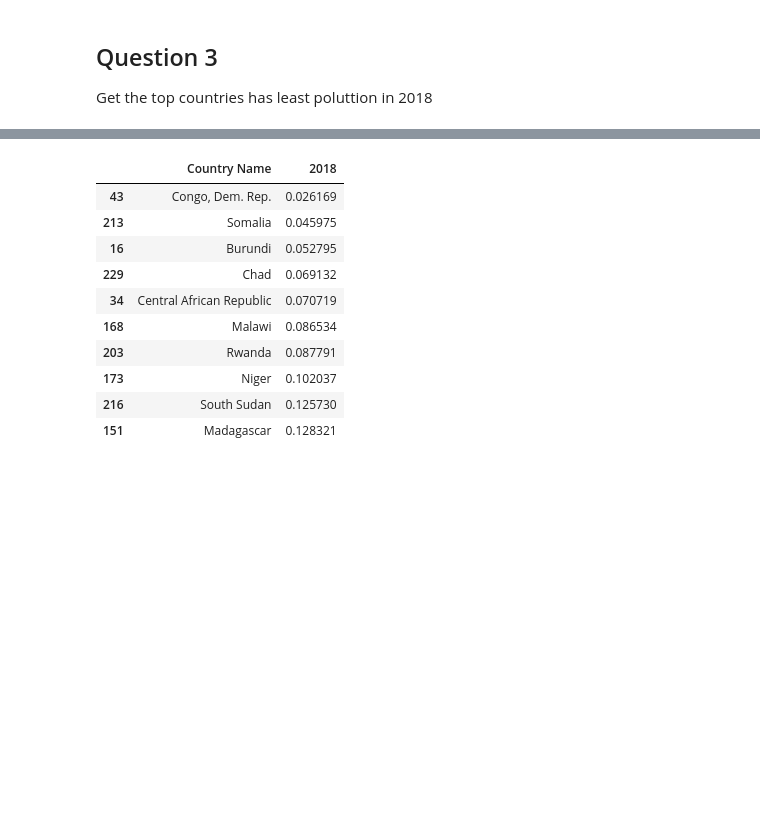
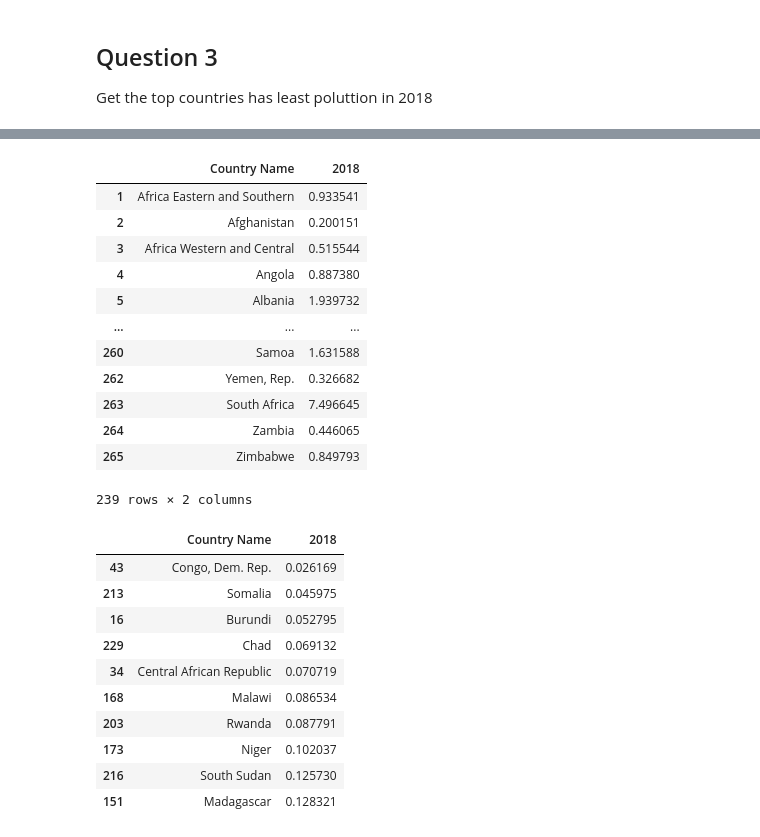
Before and after one commit to MRabi3/Co2-Emissions, a Jupyter notebook: Co2-Emissions.ipynb, the cells around one changed output, grey strips where cells are left out. Cells and saved outputs as stored; diff of their text form; code cells hidden in the pictures; blank space fills up the shorter version.

```diff
--- a/Co2-Emissions.ipynb
+++ b/Co2-Emissions.ipynb
@@ -233,3 +239,21 @@ CountriesCo22018=CountriesCo22018.dropna(subset=['2018'],axis=0)
+# %%
+# Drop the countries have no value in 2018
+CountriesCo22018=CountriesCo22018.dropna(subset=['2018'],axis=0)
+CountriesCo22018
+# %% [output]
+|  | Country Name | 2018 |
+| 1 | Africa Eastern and Southern | 0.933541 |
+| 2 | Afghanistan | 0.200151 |
+| 3 | Africa Western and Central | 0.515544 |
+| 4 | Angola | 0.887380 |
+| 5 | Albania | 1.939732 |
+| ... | ... | ... |
+| 260 | Samoa | 1.631588 |
+| 262 | Yemen, Rep. | 0.326682 |
+| 263 | South Africa | 7.496645 |
+| 264 | Zambia | 0.446065 |
+| 265 | Zimbabwe | 0.849793 |
+239 rows × 2 columns
 # %%
 #Q3: Get the top countries has least poluttion in 2018
 CountriesCo22018.sort_values(by=["2018"], inplace = True)
```
Also changed, not shown: parts of 7 cells of this notebook.
